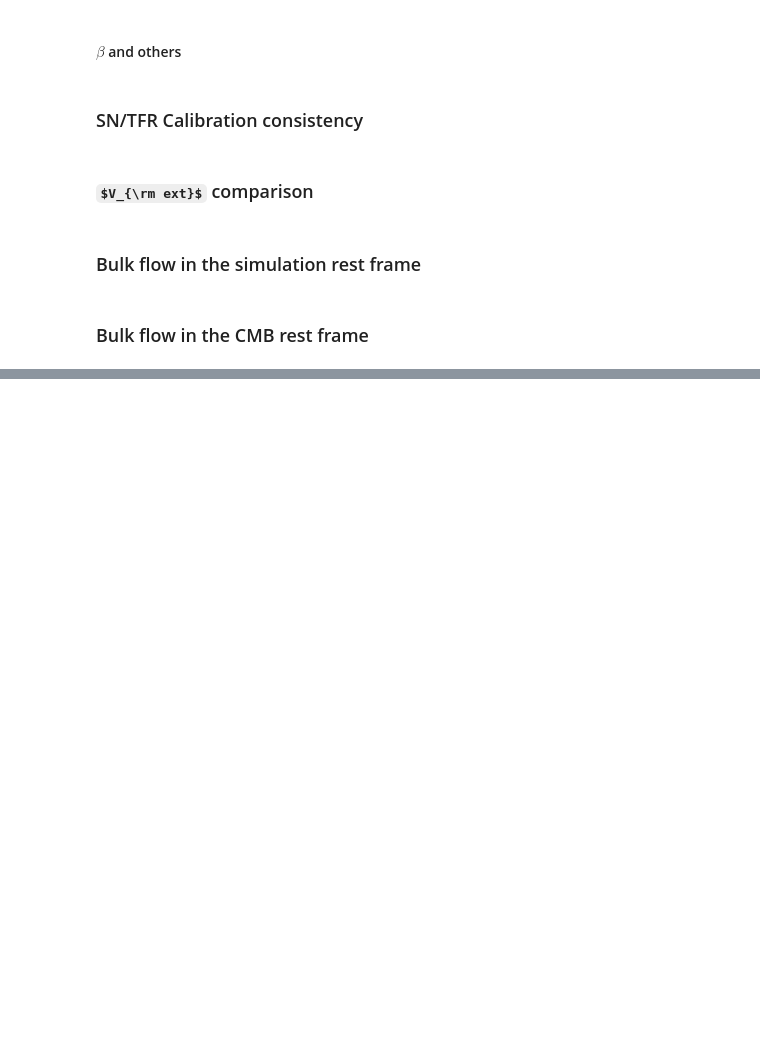
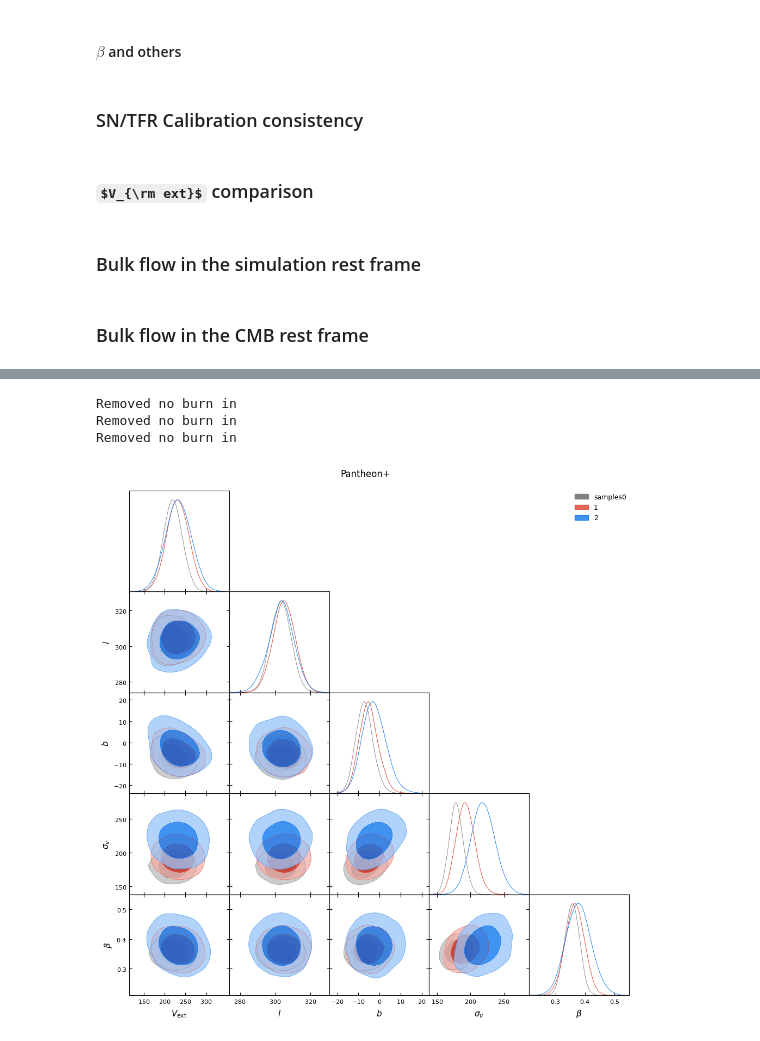
Before and after one commit to Richard-Sti/csiborgtools_public, a Jupyter notebook: notebooks/flow/reconstruction_comparison.ipynb, the cells around one changed output, grey strips where cells are left out. Drawn from its saved outputs; the diff is of its cells as text; code cells hidden in the pictures; some formulas as TeX source; blank space fills up the shorter version.

```diff
--- a/notebooks/flow/reconstruction_comparison.ipynb
+++ b/notebooks/flow/reconstruction_comparison.ipynb
@@ -349,0 +383,29 @@ fig.show()
+# %%
+sim = "Carrick2015"
+catalogue = "Pantheon+"
+
+
+X = [samples_to_getdist(get_samples(sim, catalogue, ksmooth=ksmooth), ksmooth)
+     for ksmooth in [0, 1, 2]]
+
+params = ["Vmag", "l", "b", "sigma_v", "beta"]
+# if "Pantheon+" in catalogue or catalogue in ["Foundation", "LOSS"]:
+#      params += ["alpha_cal", "beta_cal", "mag_cal", "e_mu"]
+# else:
+#      params += ["aTF", "bTF", "e_mu"]
+
+
+
+g = plots.get_subplot_plotter()
+g.settings.figure_legend_frame = False
+g.settings.alpha_filled_add = 0.75
+
+g.triangle_plot(X, params=params, filled=True, legend_loc='upper right')
+plt.gcf().suptitle(f'{catalogue}', y=1.025)
+plt.gcf().tight_layout()
+plt.gcf().savefig(f"../../plots/calibration_{catalogue}.png", dpi=500, bbox_inches='tight')
+# %% [output]
+Removed no burn in
+Removed no burn in
+Removed no burn in
+[figure, added]
```
Also changed, not shown: parts of 4 cells of this notebook, 16 other files.
